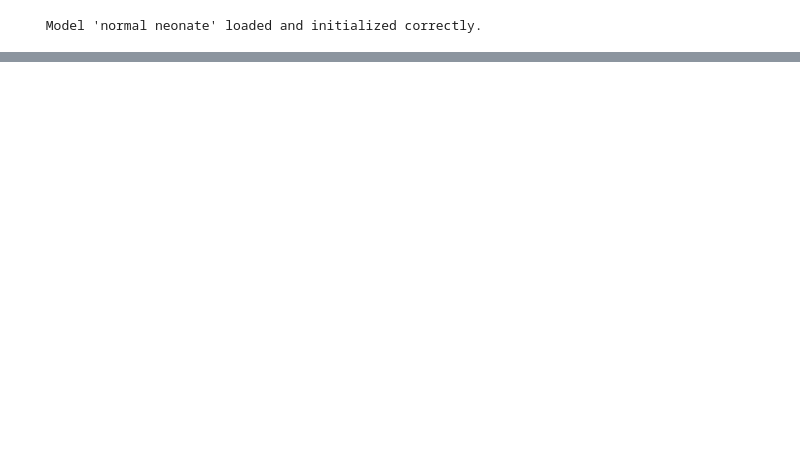
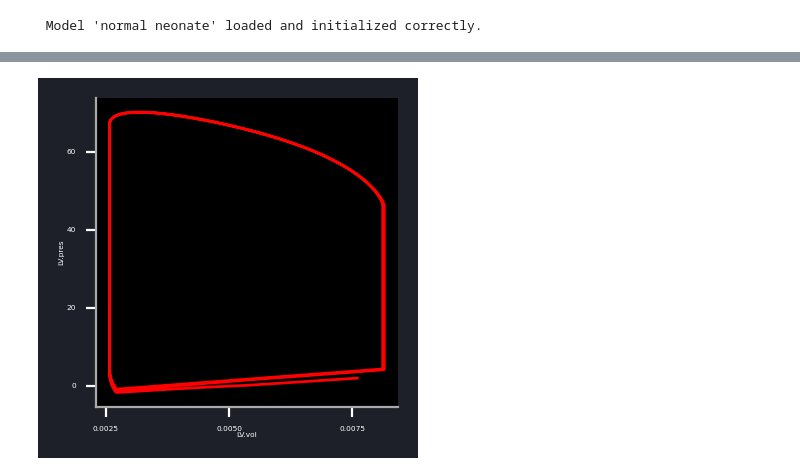
Before and after one commit to Dobutamine/explain-python, a Jupyter notebook: tutorial.ipynb, the cells around one changed output, grey strips where cells are left out. Saved outputs shown, nothing was run; the diff lists cells and outputs as text; code cells hidden in the pictures; blank space fills up the shorter version.

```diff
--- a/tutorial.ipynb
+++ b/tutorial.ipynb
@@ -164,0 +189,4 @@ LV.pres         : max   70.83297, min   -4.53956 mmHg
+# %%
+io.plot_xy_graph("LV.vol", "LV.pres", time_to_calculate=1.0, sampleinterval=0.0005)
+# %% [output]
+[figure, added]
```
Also changed, not shown: parts of 44 cells of this notebook, 5 other files.
